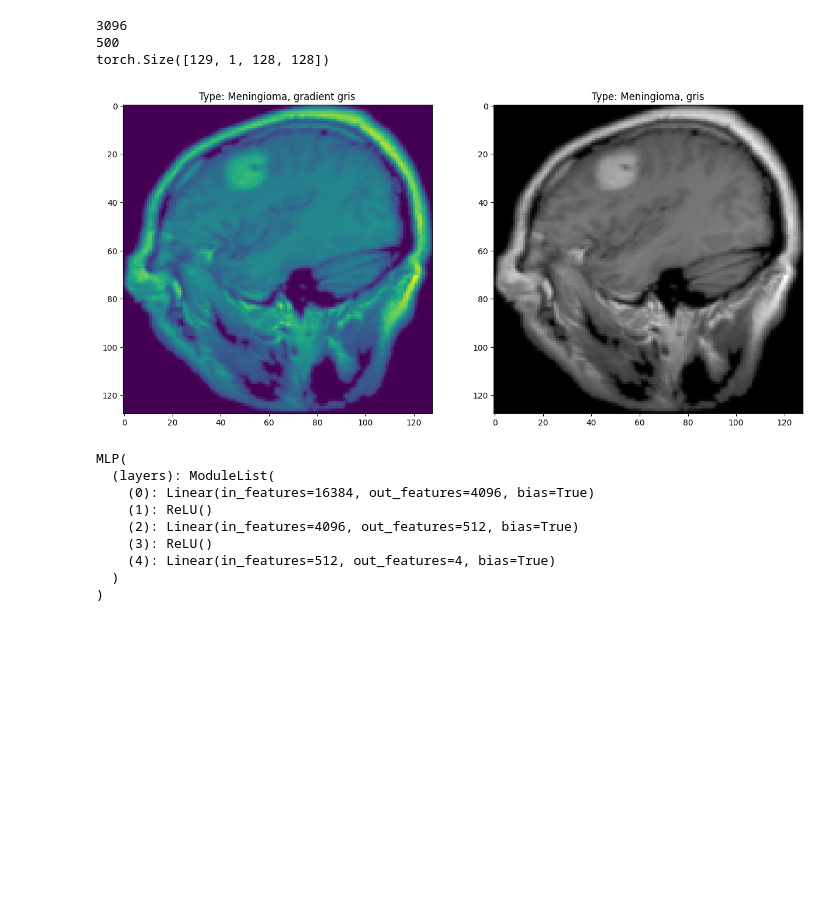
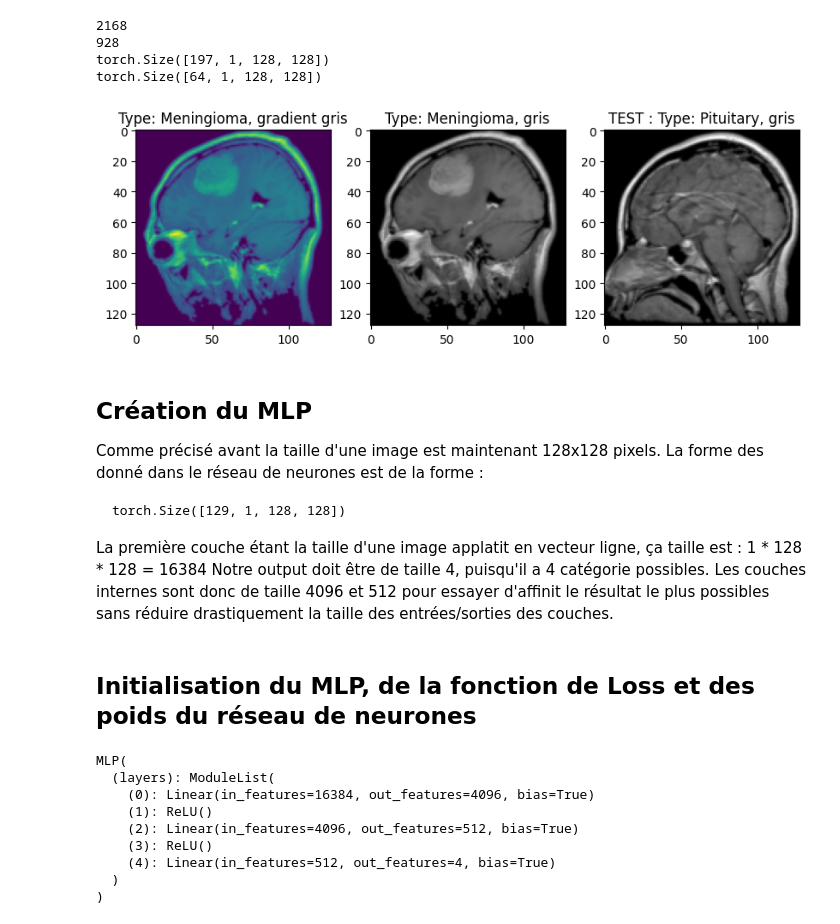
Before and after one commit to Rafifoulol/AMIS_Reseau_Neurones, a Jupyter notebook: MLP_Brain_Tumor.ipynb, the cells around one changed output. Cells and saved outputs as stored; diff of their text form; code cells hidden in the pictures; blank space fills up the shorter version.

````diff
--- a/MLP_Brain_Tumor.ipynb
+++ b/MLP_Brain_Tumor.ipynb
@@ -20,9 +30,7 @@ import matplotlib.image as mpimg
 # %%
-# Dowload les Data depuis le site Kaggle
 path = kagglehub.dataset_download("thomasdubail/brain-tumors-256x256")
+#path = kagglehub.dataset_download("vinayjayanti/brain-tumor-mris")
 
-BATCH_SIZE = 129
 NEW_SIZE = (128, 128)
 TYPES= ["Glioma", "Meningioma", "Normal", "Pituitary"]
-TRAIN_DATA_PATH = "/root/.cache/kagglehub/datasets/thomasdubail/brain-tumors-256x256/versions/1/Data"
-TEST_DATA_PATH = "/content/drive/MyDrive/brain-tumors-256x256/versions/1/DataTest"
+DATA_PATH = "/root/.cache/kagglehub/datasets/thomasdubail/brain-tumors-256x256/versions/1/Data"
@@ -29,37 +45,61 @@ TEST_DATA_PATH = "/content/drive/MyDrive/brain-tumors-256x256/versions/1/DataTes
 # %%
 transform = torchvision.transforms.Compose([
     torchvision.transforms.Resize(NEW_SIZE),
     torchvision.transforms.Grayscale(num_output_channels=1),
     torchvision.transforms.ToTensor(),
 ])
 
-train_data = torchvision.datasets.ImageFolder(root=TRAIN_DATA_PATH, transform=transform)
-test_data = torchvision.datasets.ImageFolder(root=TEST_DATA_PATH, transform=transform)
+full_dataset = datasets.ImageFolder(root=DATA_PATH, transform=transform)
 
-print(len(train_data))
-print(len(test_data))
+train_size = int(0.7 * len(full_dataset)) +1
+test_size = len(full_dataset) - train_size
 
-train_data_loader = torch.utils.data.DataLoader(train_data, batch_size=BATCH_SIZE, shuffle=True)
-test_data_loader  = torch.utils.data.DataLoader(test_data, batch_size=BATCH_SIZE, shuffle=True)
+train_dataset, test_dataset = random_split(full_dataset, [train_size, test_size])
+
+train_data_loader = torch.utils.data.DataLoader(train_dataset, batch_size=197, shuffle=True)
+test_data_loader  = torch.utils.data.DataLoader(test_dataset, batch_size=64, shuffle=True)
+
+print(len(train_dataset))
+print(len(test_dataset))
 
 image, label = next(iter(train_data_loader))
 print(image.shape)
 
-plt.figure(figsize=(15, 15))
+i, l = next(iter(test_data_loader))
+print(i.shape)
 
-plt.subplot(1, 2, 1)
+plt.figure(figsize=(10, 10))
+
+plt.subplot(1, 3, 1)
 plt.imshow(image[0].squeeze())
 plt.title(f"Type: {TYPES[label[0]]}, gradient gris")
 
-plt.subplot(1, 2, 2)
+plt.subplot(1, 3, 2)
 plt.imshow(image[0].squeeze(), cmap='gray')
 plt.title(f"Type: {TYPES[label[0]]}, gris")
+
+plt.subplot(1, 3, 3)
+plt.imshow(i[0].squeeze(), cmap='gray')
+plt.title(f"TEST : Type: {TYPES[l[0]]}, gris")
 plt.show()
 # %% [output]
-3096
-500
-torch.Size([129, 1, 128, 128])
+2168
+928
+torch.Size([197, 1, 128, 128])
+torch.Size([64, 1, 128, 128])
-[figure, old version]
+[figure, new version]
+# %% [markdown]
+## Création du MLP
+
+Comme précisé avant la taille d'une image est maintenant 128x128 pixels. La forme des donné dans le réseau de neurones est de la forme :
+
+```
+torch.Size([129, 1, 128, 128])
+```
+
+La première couche étant la taille d'une image applatit en vecteur ligne, ça taille est : 1 \* 128 \* 128 = 16384
+Notre output doit être de taille 4, puisqu'il a 4 catégorie possibles.
+Les couches internes sont donc de taille 4096 et 512 pour essayer d'affinit le résultat le plus possibles sans réduire drastiquement la taille des entrées/sorties des couches.
 # %%
 class MLP(nn.Module) :
   def __init__(self, input_size=16384, output_size=4, layers=[4096, 512]):
@@ -75,6 +115,8 @@ class MLP(nn.Module) :
     for layer in self.layers:
       x = layer(x)
     return x
+# %% [markdown]
+## Initialisation du MLP, de la fonction de Loss et des poids du réseau de neurones
 # %%
 mlp = MLP()
 print(mlp.eval())
````
Also changed, not shown: parts of 19 cells of this notebook.
